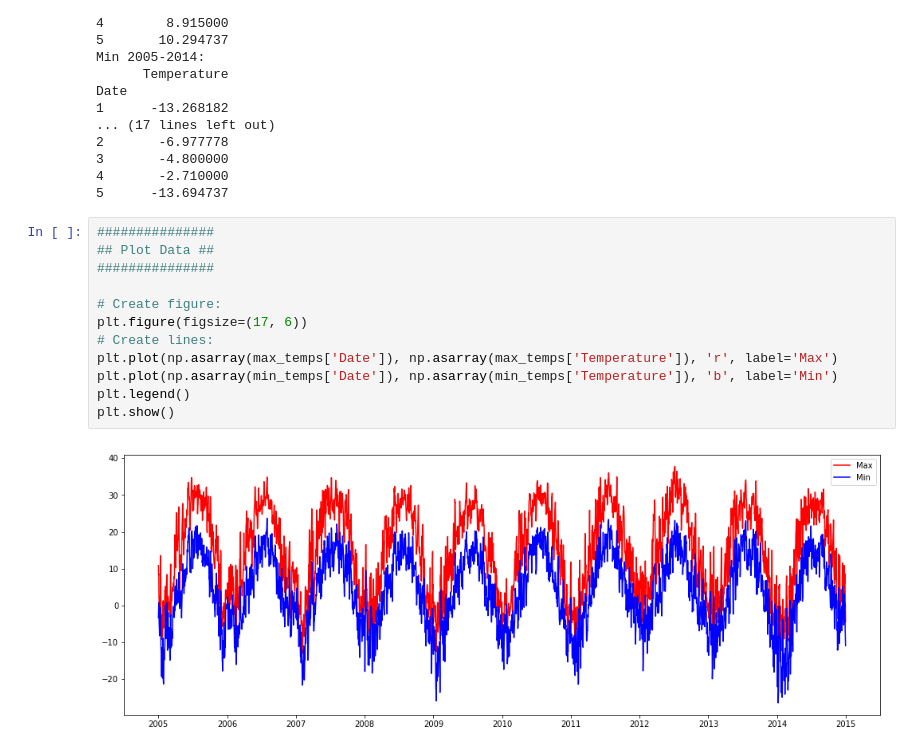
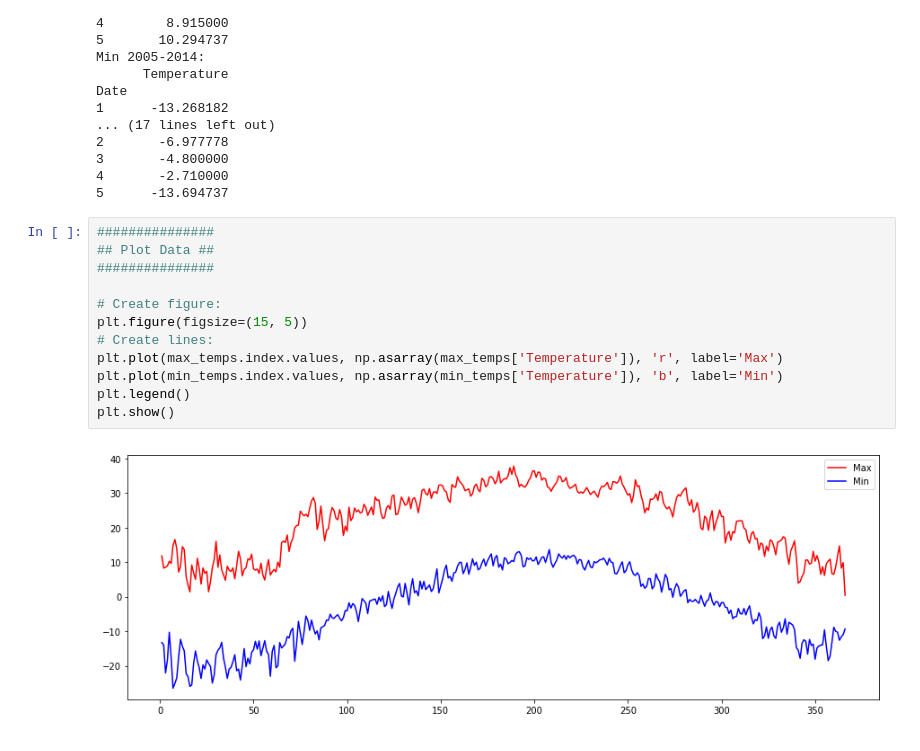
Before and after one commit to AndresColognesi/DS_DataVizProjects, a Jupyter notebook: A2_WeatherData/Assignment2.ipynb, the cells around one changed output. Cells and saved outputs as stored; diff of their text form.

Commit message:
feat: A2 - First version of plot, just testing

```diff
--- a/A2_WeatherData/Assignment2.ipynb
+++ b/A2_WeatherData/Assignment2.ipynb
@@ -134,14 +134,14 @@ Date
 # %%
 ###############
 ## Plot Data ##
 ###############
 
 # Create figure:
-plt.figure(figsize=(17, 6))
+plt.figure(figsize=(15, 5))
 # Create lines:
-plt.plot(np.asarray(max_temps['Date']), np.asarray(max_temps['Temperature']), 'r', label='Max')
-plt.plot(np.asarray(min_temps['Date']), np.asarray(min_temps['Temperature']), 'b', label='Min')
+plt.plot(max_temps.index.values, np.asarray(max_temps['Temperature']), 'r', label='Max')
+plt.plot(min_temps.index.values, np.asarray(min_temps['Temperature']), 'b', label='Min')
 plt.legend()
 plt.show()
 # %% [output]
-[figure, old version]
+[figure, new version]
```
Also changed, not shown: parts of 1 cell of this notebook.
